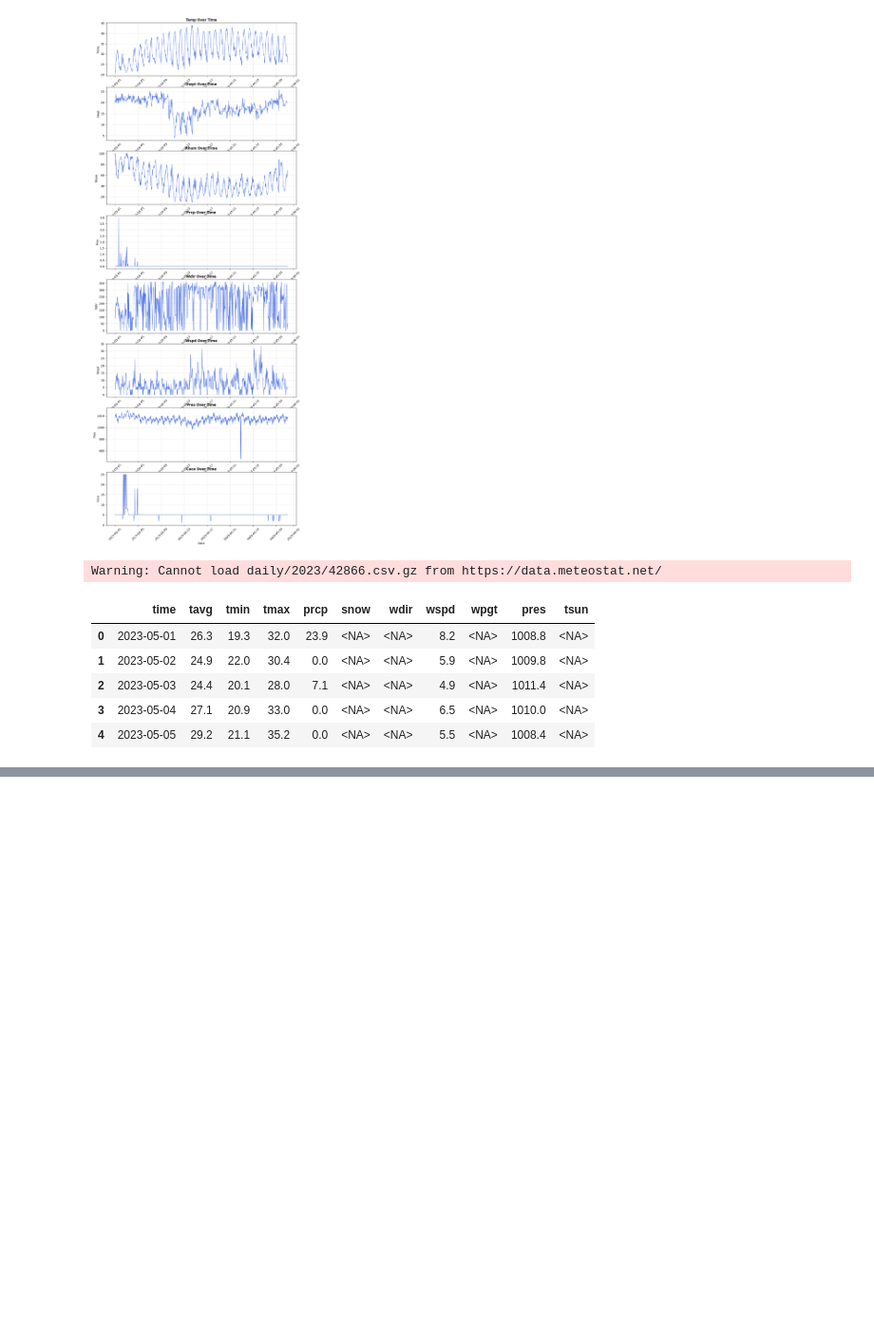
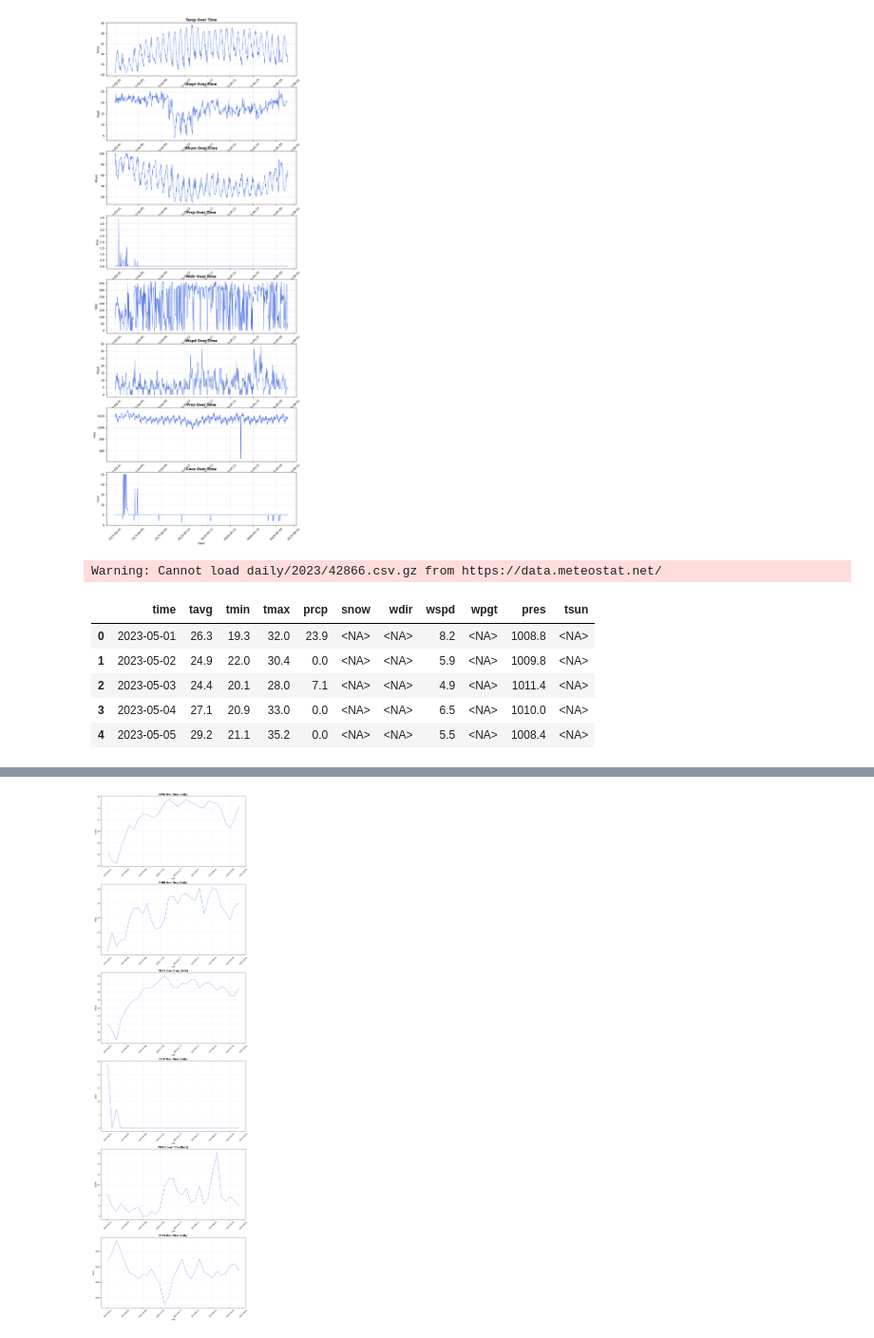
Before and after one commit to sycno15/Weather_Data_Analyser_DSE, a Jupyter notebook: weather.ipynb, the cells around one changed output, grey strips where cells are left out. Shown at 95% size. Saved outputs shown, nothing was run; the diff lists cells and outputs as text; code cells hidden in the pictures; blank space fills up the shorter version.

Commit message:
added daily visualization and comparision graph

```diff
--- a/weather.ipynb
+++ b/weather.ipynb
@@ -157,0 +185,17 @@ Warning: Cannot load daily/2023/42866.csv.gz from https://data.meteostat.net/
+# %%
+cols = ['tavg', 'tmin', 'tmax', 'prcp', 'wspd', 'pres']
+
+fig, axes = plt.subplots(len(cols), figsize=(12, 40))
+
+for i, col in enumerate(cols):
+    axes[i].plot(daily_df['time'], daily_df[col], linewidth=1, color='royalblue')
+    axes[i].set_title(f'{col.upper()} Over Time (Daily)', fontsize=12, fontweight='bold')
+    axes[i].set_xlabel('Date', fontsize=10)
+    axes[i].set_ylabel(col.upper(), fontsize=10)
+    axes[i].grid(True, alpha=0.3)
+    axes[i].tick_params(axis='x', rotation=45)
+
+plt.tight_layout()
+plt.show()
+# %% [output]
+[figure, added]
```
Also changed, not shown: parts of 3 cells of this notebook.
